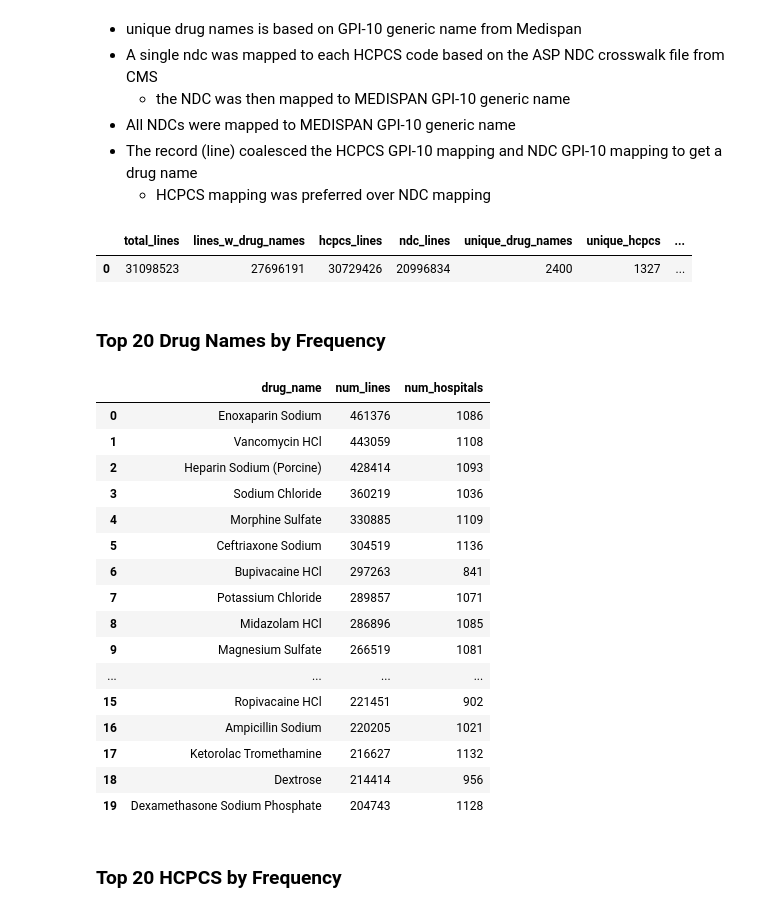
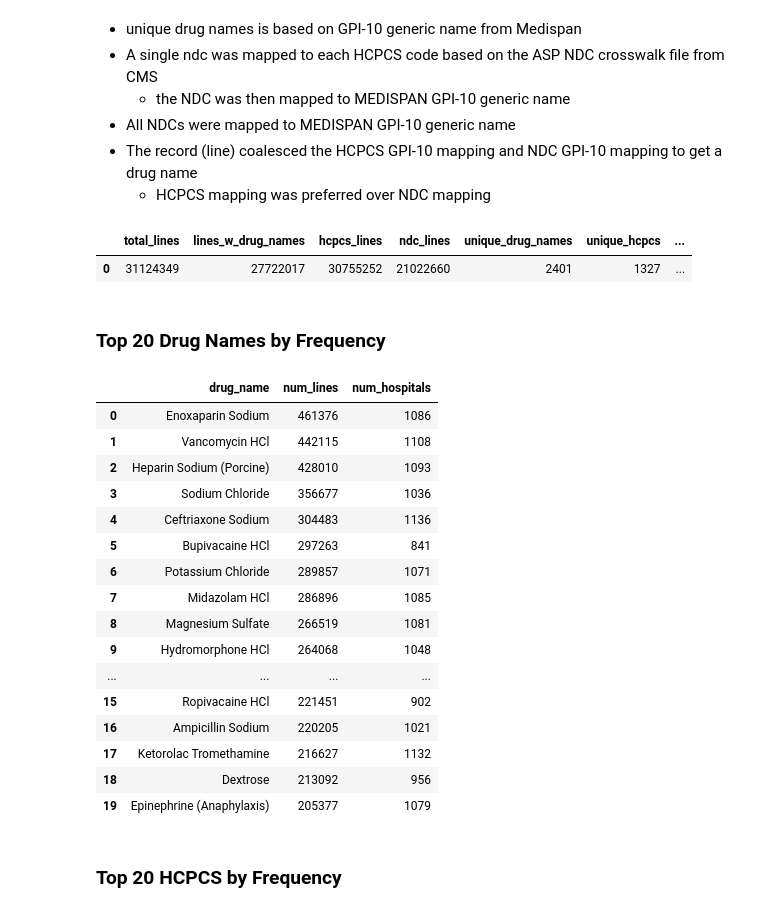
Before and after one commit to mwine81/PRA_REPORT, a Jupyter notebook: analysis_all_drugs.ipynb, the cells around one changed output. Saved outputs shown, nothing was run; the diff lists cells and outputs as text; code cells hidden in the pictures.

```diff
--- a/analysis_all_drugs.ipynb
+++ b/analysis_all_drugs.ipynb
@@ -15,11 +14,12 @@ import importlib
 - The record (line) coalesced the HCPCS GPI-10 mapping and NDC GPI-10 mapping to get a drug name
     - HCPCS mapping was preferred over NDC mapping
 # %%
+
+
 (
     (
     dl()
-    .load_hospital_price_table()
-    .pipe(add_standard_drug_name)
+    .load_hospital_price_table_with_drug_names()
     .select(
         pl.len().alias('total_lines'),
         c.description.filter(c.drug_name.is_not_null()).len().alias('lines_w_drug_names'),
@@ -36,41 +36,40 @@ import importlib
 )
 # %% [output]
 |  | total_lines | lines_w_drug_names | hcpcs_lines | ndc_lines | unique_drug_names | unique_hcpcs | ... |
-| 0 | 31098523 | 27696191 | 30729426 | 20996834 | 2400 | 1327 | ... |
+| 0 | 31124349 | 27722017 | 30755252 | 21022660 | 2401 | 1327 | ... |
 # %% [markdown]
 ### Top 20 Drug Names by Frequency
 # %%
 # Top 20 drugs by number of lines
 (
 dl()
-    .load_hospital_price_table()
-    .pipe(add_standard_drug_name)
+    .load_hospital_price_table_with_drug_names()
     .filter(c.drug_name.is_not_null())
     .group_by('drug_name')
     .agg(pl.len().alias('num_lines'), c.hospital_id.n_unique().alias('num_hospitals'))
     .sort('num_lines', descending=True)
     .head(20)
     .collect(engine="streaming")
     .to_pandas()
 )
 # %% [output]
 |  | drug_name | num_lines | num_hospitals |
 | 0 | Enoxaparin Sodium | 461376 | 1086 |
-| 1 | Vancomycin HCl | 443059 | 1108 |
-| 2 | Heparin Sodium (Porcine) | 428414 | 1093 |
-| 3 | Sodium Chloride | 360219 | 1036 |
-| 4 | Morphine Sulfate | 330885 | 1109 |
-| 5 | Ceftriaxone Sodium | 304519 | 1136 |
-| 6 | Bupivacaine HCl | 297263 | 841 |
-| 7 | Potassium Chloride | 289857 | 1071 |
-| 8 | Midazolam HCl | 286896 | 1085 |
-| 9 | Magnesium Sulfate | 266519 | 1081 |
+| 1 | Vancomycin HCl | 442115 | 1108 |
+| 2 | Heparin Sodium (Porcine) | 428010 | 1093 |
+| 3 | Sodium Chloride | 356677 | 1036 |
+| 4 | Ceftriaxone Sodium | 304483 | 1136 |
+| 5 | Bupivacaine HCl | 297263 | 841 |
+| 6 | Potassium Chloride | 289857 | 1071 |
+| 7 | Midazolam HCl | 286896 | 1085 |
+| 8 | Magnesium Sulfate | 266519 | 1081 |
+| 9 | Hydromorphone HCl | 264068 | 1048 |
 | ... | ... | ... | ... |
 | 15 | Ropivacaine HCl | 221451 | 902 |
 | 16 | Ampicillin Sodium | 220205 | 1021 |
 | 17 | Ketorolac Tromethamine | 216627 | 1132 |
-| 18 | Dextrose | 214414 | 956 |
-| 19 | Dexamethasone Sodium Phosphate | 204743 | 1128 |
+| 18 | Dextrose | 213092 | 956 |
+| 19 | Epinephrine (Anaphylaxis) | 205377 | 1079 |
 # %% [markdown]
 ### Top 20 HCPCS by Frequency
 # %%
```
Also changed, not shown: parts of 2 cells of this notebook, 6 other files.
